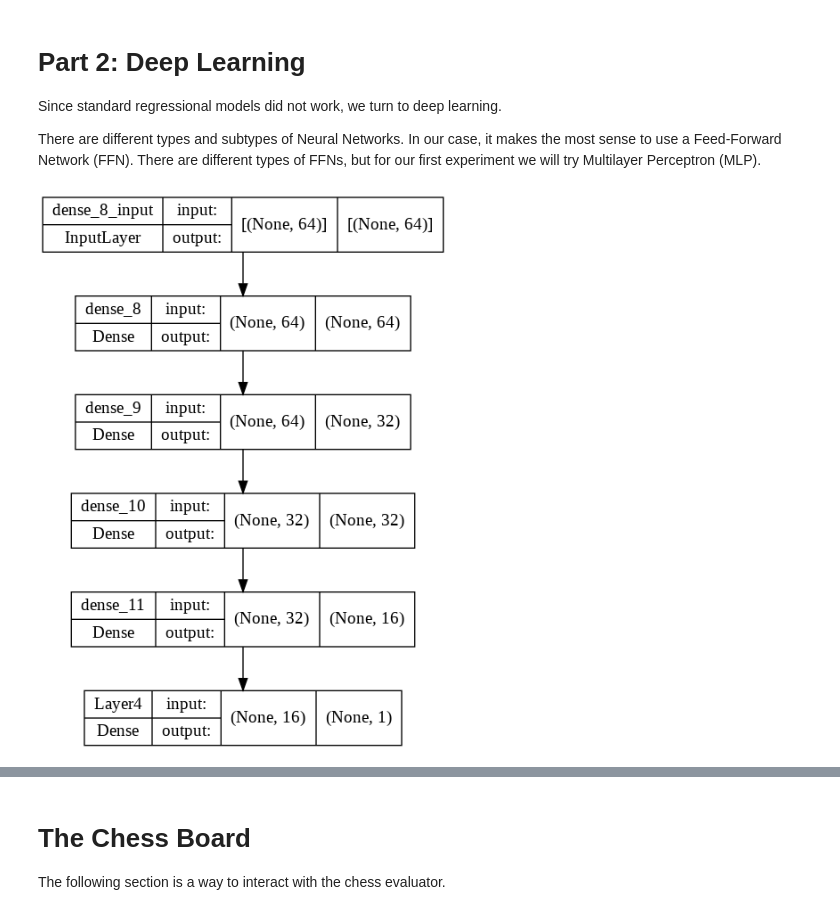
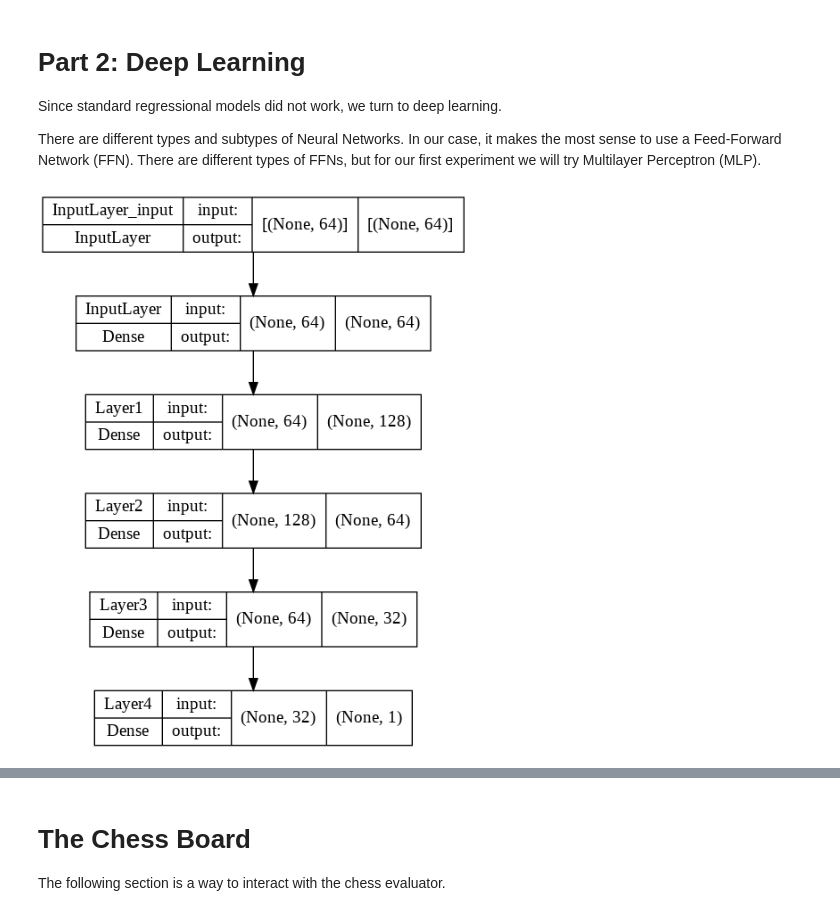
Before and after one commit to GOTWIC/AI-Chess-Engine, a Jupyter notebook: Chess_Engine.ipynb, the cells around one changed output, grey strips where cells are left out. Cells and saved outputs as stored; diff of their text form; code cells hidden in the pictures.

```diff
--- a/Chess_Engine.ipynb
+++ b/Chess_Engine.ipynb
@@ -340,22 +355,22 @@ There are different types and subtypes of Neural Networks. In our case, it makes
 # %%
 mlp_model = keras.Sequential(
     [
-        layers.Dense(64, input_dim=64, activation="relu"),
-        layers.Dense(32, activation="relu"),
-        layers.Dense(32, activation="relu"),
-        layers.Dense(16, activation="relu"),
+        layers.Dense(64, input_dim=64, name="InputLayer", activation="relu"),
+        layers.Dense(128, name="Layer1", activation="relu"),
+        layers.Dense(64, name="Layer2", activation="relu"),
+        layers.Dense(32, name="Layer3", activation="relu"),
         #layers.Dropout(0.2),
         #layers.Dense(128, activation="relu"),
         layers.Dense(1, name="Layer4")
     ]
 )
 
 
-mlp_model.compile(loss="mse", optimizer="adam", metrics=[MeanAbsoluteError()])
+mlp_model.compile(loss="mae", optimizer="adam", metrics=[MeanAbsoluteError()])
 
 K.set_value(mlp_model.optimizer.learning_rate, 0.0001)
 
 plot_model(mlp_model, show_shapes=True, show_layer_names=True)
 # %% [output]
-[figure, old version]
+[figure, new version]
 # %%
```
Also changed, not shown: parts of 8 cells of this notebook.
